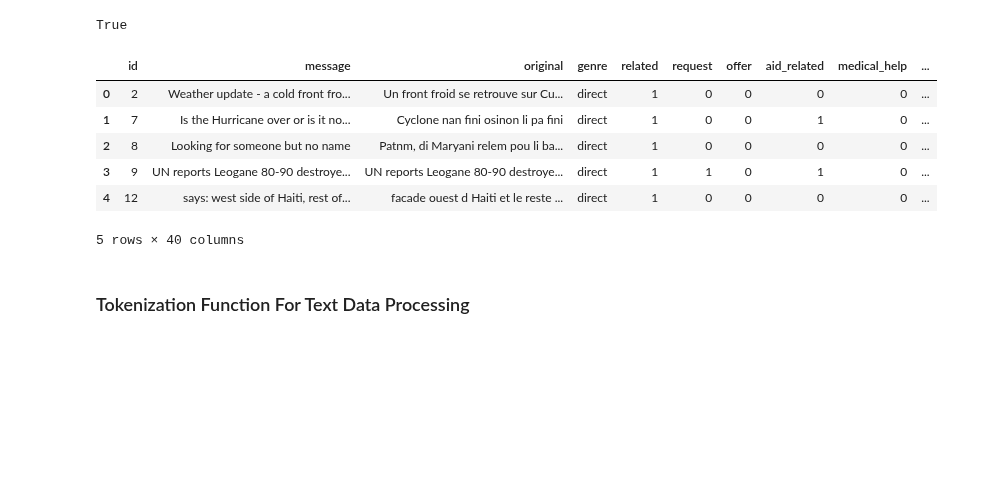
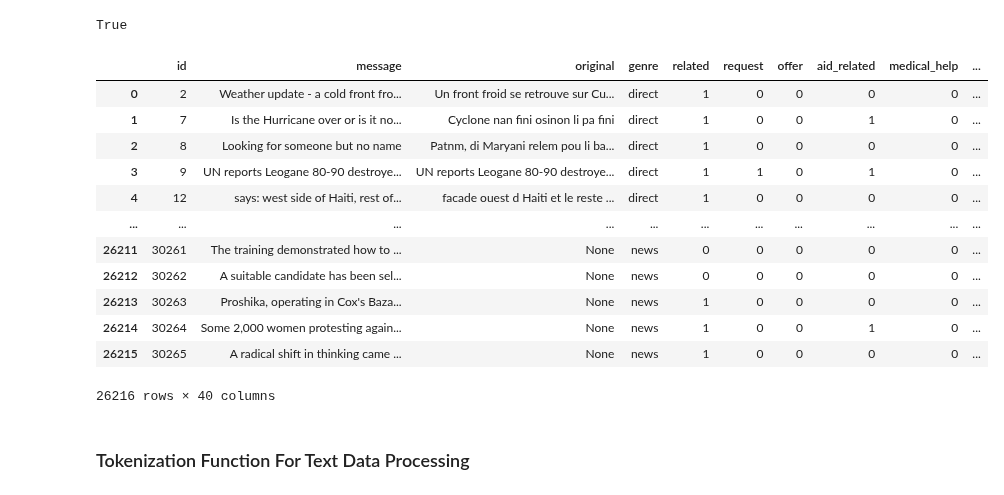
Before and after one commit to Nima-Sayyah/Disaster-Response-API, a Jupyter notebook: ML Pipeline.ipynb, the cells around one changed output. Cells and saved outputs as stored; diff of their text form; code cells hidden in the pictures; blank space fills up the shorter version.

```diff
--- a/ML Pipeline.ipynb
+++ b/ML Pipeline.ipynb
@@ -42,15 +42,21 @@ df = pd.read_sql_table('disaster_messages_table',engine)
 X = df['message']  # Extracting the 'message' column
 Y = df.iloc[:, 4:] # Extracting classified labels
 # %%
-df.head()
+df
 # %% [output]
 |  | id | message | original | genre | related | request | offer | aid_related | medical_help | ... |
 | 0 | 2 | Weather update - a cold front fro... | Un front froid se retrouve sur Cu... | direct | 1 | 0 | 0 | 0 | 0 | ... |
 | 1 | 7 | Is the Hurricane over or is it no... | Cyclone nan fini osinon li pa fini | direct | 1 | 0 | 0 | 1 | 0 | ... |
 | 2 | 8 | Looking for someone but no name | Patnm, di Maryani relem pou li ba... | direct | 1 | 0 | 0 | 0 | 0 | ... |
 | 3 | 9 | UN reports Leogane 80-90 destroye... | UN reports Leogane 80-90 destroye... | direct | 1 | 1 | 0 | 1 | 0 | ... |
 | 4 | 12 | says: west side of Haiti, rest of... | facade ouest d Haiti et le reste ... | direct | 1 | 0 | 0 | 0 | 0 | ... |
+| ... | ... | ... | ... | ... | ... | ... | ... | ... | ... | ... |
+| 26211 | 30261 | The training demonstrated how to ... | None | news | 0 | 0 | 0 | 0 | 0 | ... |
+| 26212 | 30262 | A suitable candidate has been sel... | None | news | 0 | 0 | 0 | 0 | 0 | ... |
+| 26213 | 30263 | Proshika, operating in Cox's Baza... | None | news | 1 | 0 | 0 | 0 | 0 | ... |
+| 26214 | 30264 | Some 2,000 women protesting again... | None | news | 1 | 0 | 0 | 1 | 0 | ... |
+| 26215 | 30265 | A radical shift in thinking came ... | None | news | 1 | 0 | 0 | 0 | 0 | ... |
-5 rows × 40 columns
+26216 rows × 40 columns
 # %% [markdown]
 ### Tokenization Function For Text Data Processing
 # %%
```
